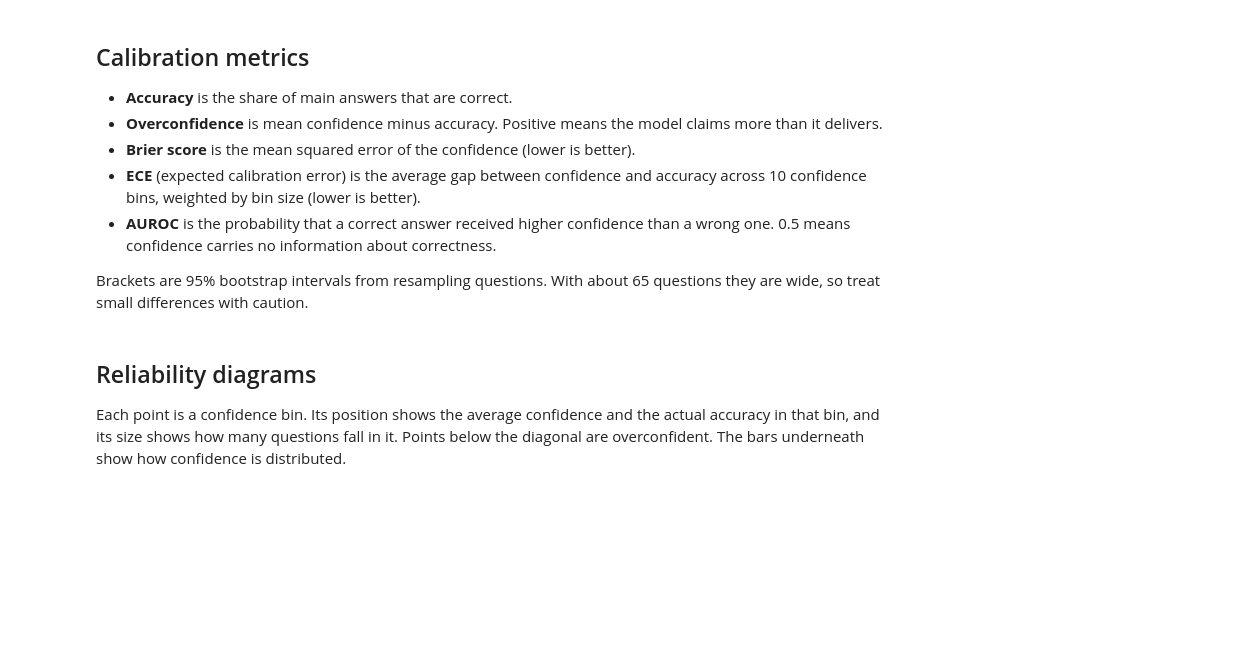
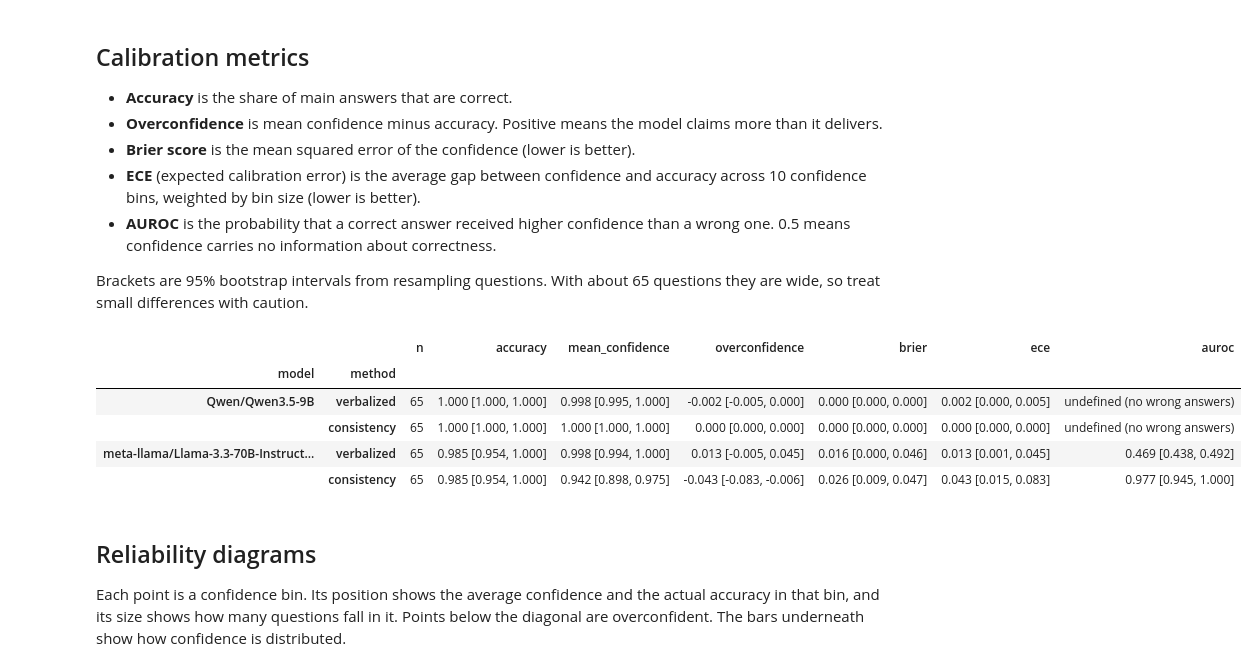
Before and after one commit to eugenehernandez/llm-calibration-statistics, a Jupyter notebook: analysis.ipynb, the cells around one changed output. Saved outputs shown, nothing was run; the diff lists cells and outputs as text; code cells hidden in the pictures; blank space fills up the shorter version.

```diff
--- a/analysis.ipynb
+++ b/analysis.ipynb
@@ -93,19 +102,29 @@ Brackets are 95% bootstrap intervals from resampling questions. With about 65 qu
 # %%
 METHODS = ["verbalized", "consistency"]
 summary_rows = []
 for model, t in tables.items():
     for method in METHODS:
         d = t.dropna(subset=[method])
         s = summarize(d[method], d["correct"].astype(int), N_BINS)
         ci = bootstrap_ci(d[method], d["correct"].astype(int), n_boot=2000, n_bins=N_BINS)
         row = {"model": model, "method": method, "n": s["n"]}
         for k in ["accuracy", "mean_confidence", "overconfidence", "brier", "ece", "auroc"]:
-            row[k] = f"{s[k]:.3f} [{ci[k][0]:.3f}, {ci[k][1]:.3f}]"
+            if np.isnan(s[k]):
+                row[k] = "undefined (no wrong answers)" if d["correct"].all() else "undefined"
+            else:
+                row[k] = f"{s[k]:.3f} [{ci[k][0]:.3f}, {ci[k][1]:.3f}]"
         summary_rows.append(row)
 
 summary = pd.DataFrame(summary_rows).set_index(["model", "method"])
 summary.to_csv(FIGURES_DIR.parent / "summary_metrics.csv")
 summary
+# %% [output]
+|  |  | n | accuracy | mean_confidence | overconfidence | brier | ece | auroc |
+| model | method |  |  |  |  |  |  |  |
+| Qwen/Qwen3.5-9B | verbalized | 65 | 1.000 [1.000, 1.000] | 0.998 [0.995, 1.000] | -0.002 [-0.005, 0.000] | 0.000 [0.000, 0.000] | 0.002 [0.000, 0.005] | undefined (no wrong answers) |
+|  | consistency | 65 | 1.000 [1.000, 1.000] | 1.000 [1.000, 1.000] | 0.000 [0.000, 0.000] | 0.000 [0.000, 0.000] | 0.000 [0.000, 0.000] | undefined (no wrong answers) |
+| meta-llama/Llama-3.3-70B-Instruct... | verbalized | 65 | 0.985 [0.954, 1.000] | 0.998 [0.994, 1.000] | 0.013 [-0.005, 0.045] | 0.016 [0.000, 0.046] | 0.013 [0.001, 0.045] | 0.469 [0.438, 0.492] |
+|  | consistency | 65 | 0.985 [0.954, 1.000] | 0.942 [0.898, 0.975] | -0.043 [-0.083, -0.006] | 0.026 [0.009, 0.047] | 0.043 [0.015, 0.083] | 0.977 [0.945, 1.000] |
 # %% [markdown]
 ## Reliability diagrams
 
```
Also changed, not shown: parts of 8 cells of this notebook.
